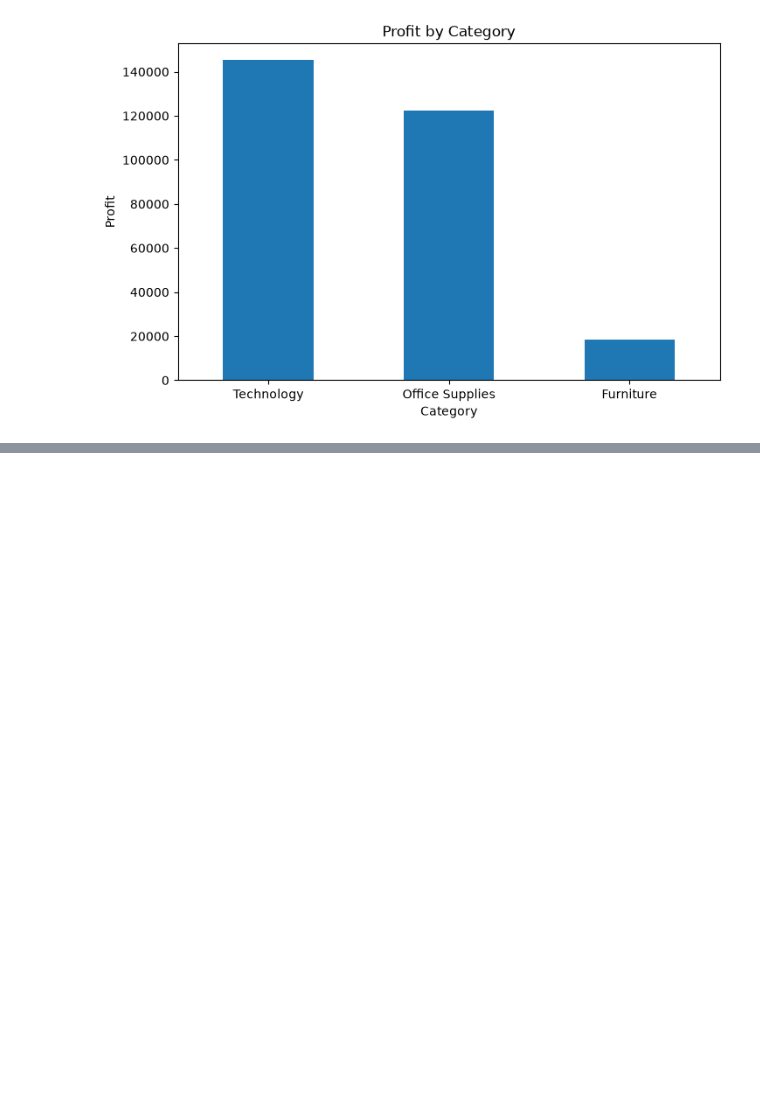
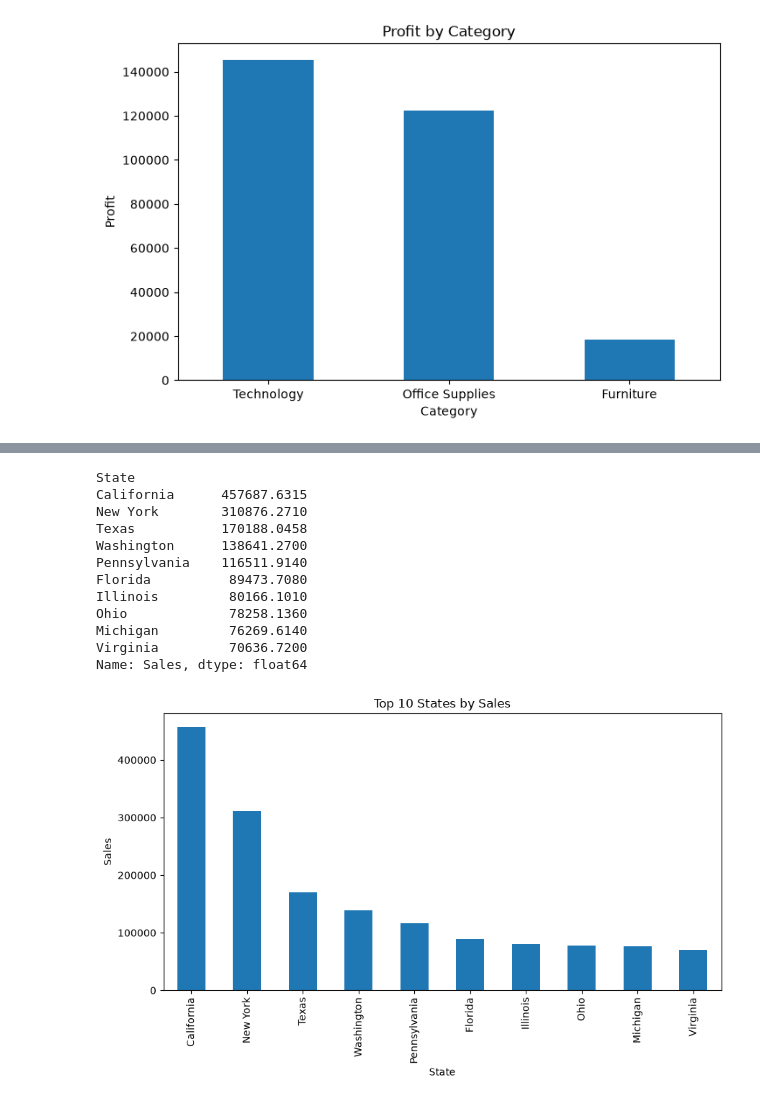
Before and after one commit to hemanth018-cell/retail-sales-analytics, a Jupyter notebook: notebooks/02_exploratory_data_analysis.ipynb, the cells around one changed output, grey strips where cells are left out. Drawn from its saved outputs; the diff is of its cells as text; code cells hidden in the pictures; blank space fills up the shorter version.

```diff
--- a/notebooks/02_exploratory_data_analysis.ipynb
+++ b/notebooks/02_exploratory_data_analysis.ipynb
@@ -113,0 +169,34 @@ Name: Profit, dtype: float64
+# %%
+top_states = (
+    df.groupby("State")["Sales"]
+      .sum()
+      .sort_values(ascending=False)
+      .head(10)
+)
+
+print(top_states)
+
+top_states.plot(
+    kind="bar",
+    figsize=(10,5)
+)
+
+plt.title("Top 10 States by Sales")
+plt.xlabel("State")
+plt.ylabel("Sales")
+
+plt.show()
+# %% [output]
+State
+California      457687.6315
+New York        310876.2710
+Texas           170188.0458
+Washington      138641.2700
+Pennsylvania    116511.9140
+Florida          89473.7080
+Illinois         80166.1010
+Ohio             78258.1360
+Michigan         76269.6140
+Virginia         70636.7200
+Name: Sales, dtype: float64
+[figure, added]
```
Also changed, not shown: parts of 7 cells of this notebook.
